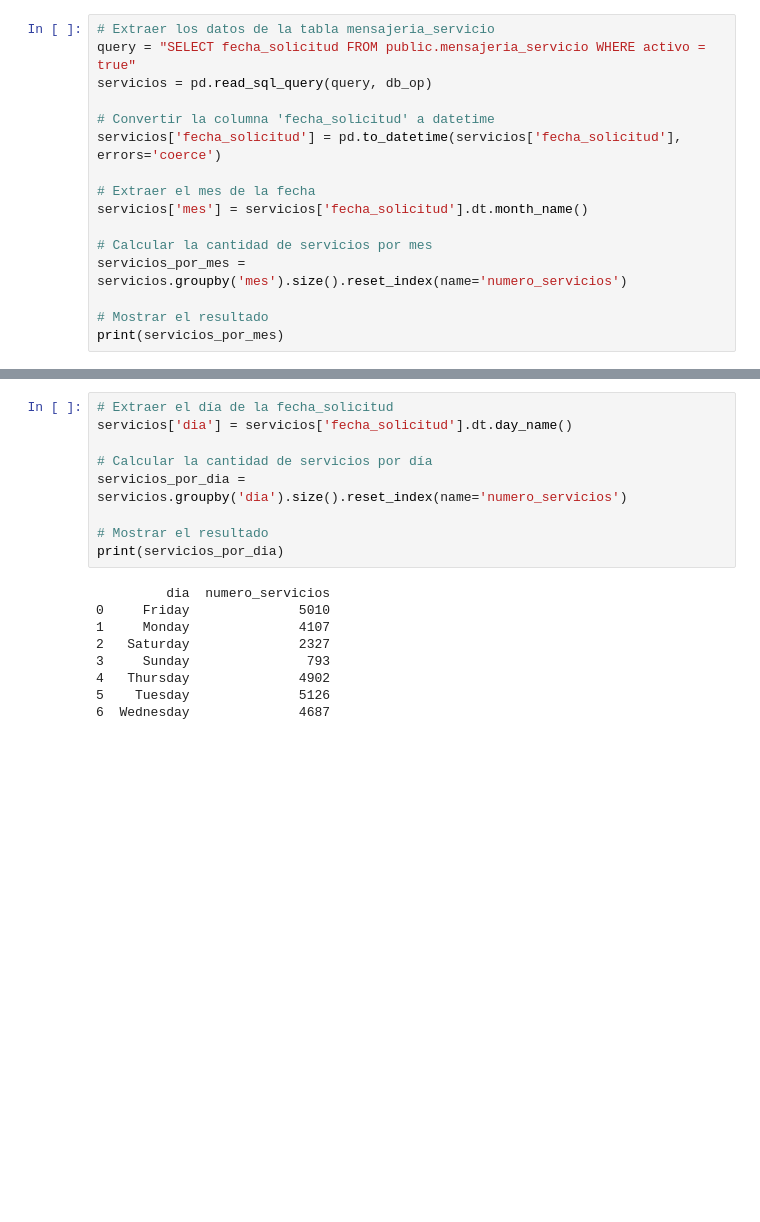
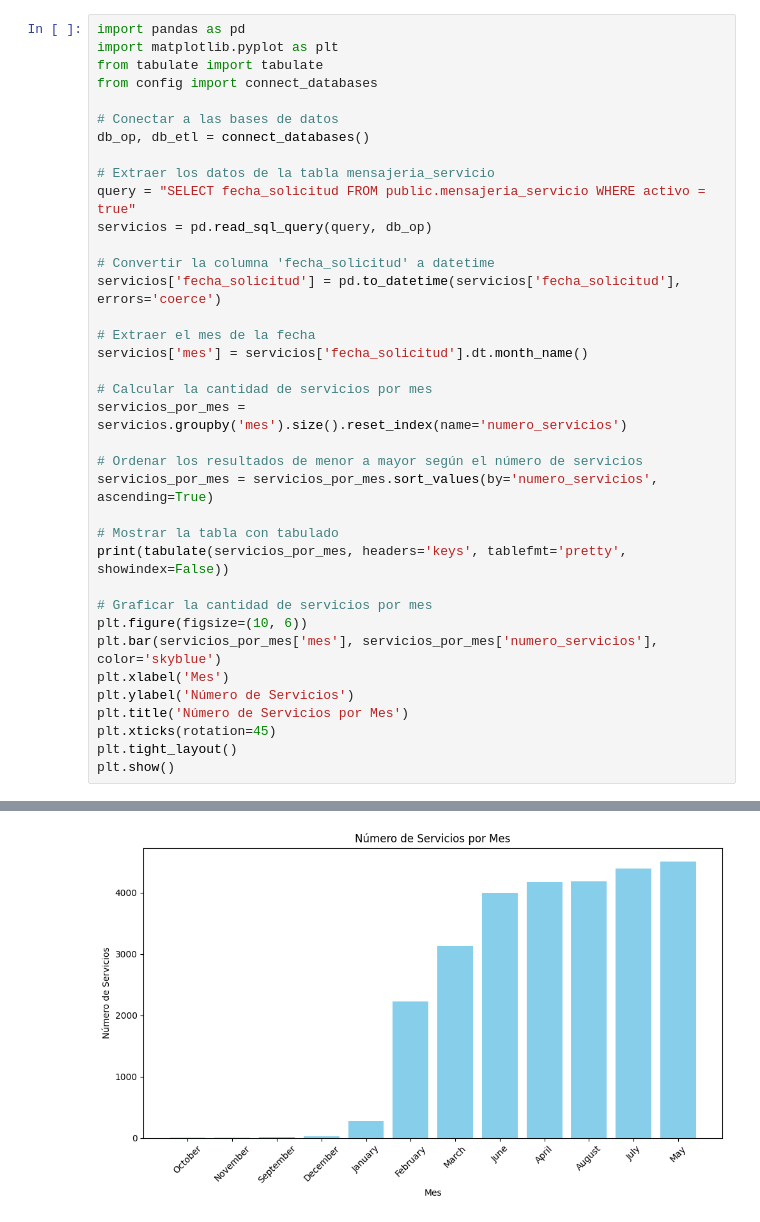
Before and after one commit to FalaisePocket/ETL-Entrega2, a Jupyter notebook: preguntas.ipynb, the cells around one changed output, grey strips where cells are left out. Cells and saved outputs as stored; diff of their text form; blank space fills up the shorter version.

```diff
--- a/preguntas.ipynb
+++ b/preguntas.ipynb
@@ -7,4 +45,12 @@ db_op, db_etl = connect_databases()
 # %%
+import pandas as pd
+import matplotlib.pyplot as plt
+from tabulate import tabulate
+from config import connect_databases
+
+# Conectar a las bases de datos
+db_op, db_etl = connect_databases()
+
 # Extraer los datos de la tabla mensajeria_servicio
 query = "SELECT fecha_solicitud FROM public.mensajeria_servicio WHERE activo = true"
 servicios = pd.read_sql_query(query, db_op)
@@ -18,6 +64,19 @@ servicios['mes'] = servicios['fecha_solicitud'].dt.month_name()
 # Calcular la cantidad de servicios por mes
 servicios_por_mes = servicios.groupby('mes').size().reset_index(name='numero_servicios')
 
-# Mostrar el resultado
-print(servicios_por_mes)
+# Ordenar los resultados de menor a mayor según el número de servicios
+servicios_por_mes = servicios_por_mes.sort_values(by='numero_servicios', ascending=True)
+
+# Mostrar la tabla con tabulado
+print(tabulate(servicios_por_mes, headers='keys', tablefmt='pretty', showindex=False))
+
+# Graficar la cantidad de servicios por mes
+plt.figure(figsize=(10, 6))
+plt.bar(servicios_por_mes['mes'], servicios_por_mes['numero_servicios'], color='skyblue')
+plt.xlabel('Mes')
+plt.ylabel('Número de Servicios')
+plt.title('Número de Servicios por Mes')
+plt.xticks(rotation=45)
+plt.tight_layout()
+plt.show()
 # %% [output]
@@ -37,18 +99 @@ print(servicios_por_mes)
+[figure, added]
-# %%
-# Extraer el día de la fecha_solicitud
-servicios['dia'] = servicios['fecha_solicitud'].dt.day_name()
-
-# Calcular la cantidad de servicios por día
-servicios_por_dia = servicios.groupby('dia').size().reset_index(name='numero_servicios')
-
-# Mostrar el resultado
-print(servicios_por_dia)
-# %% [output]
-         dia  numero_servicios
-0     Friday              5010
-1     Monday              4107
-2   Saturday              2327
-3     Sunday               793
-4   Thursday              4902
-5    Tuesday              5126
-6  Wednesday              4687
```
Also changed, not shown: parts of 22 cells of this notebook, 5 other files.
